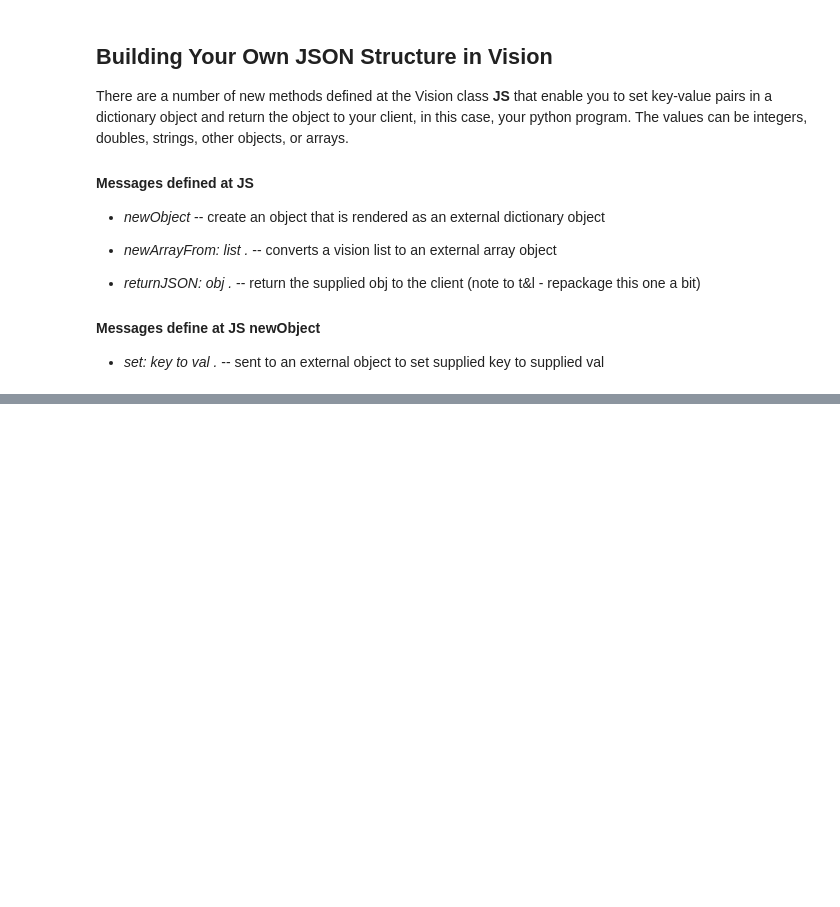
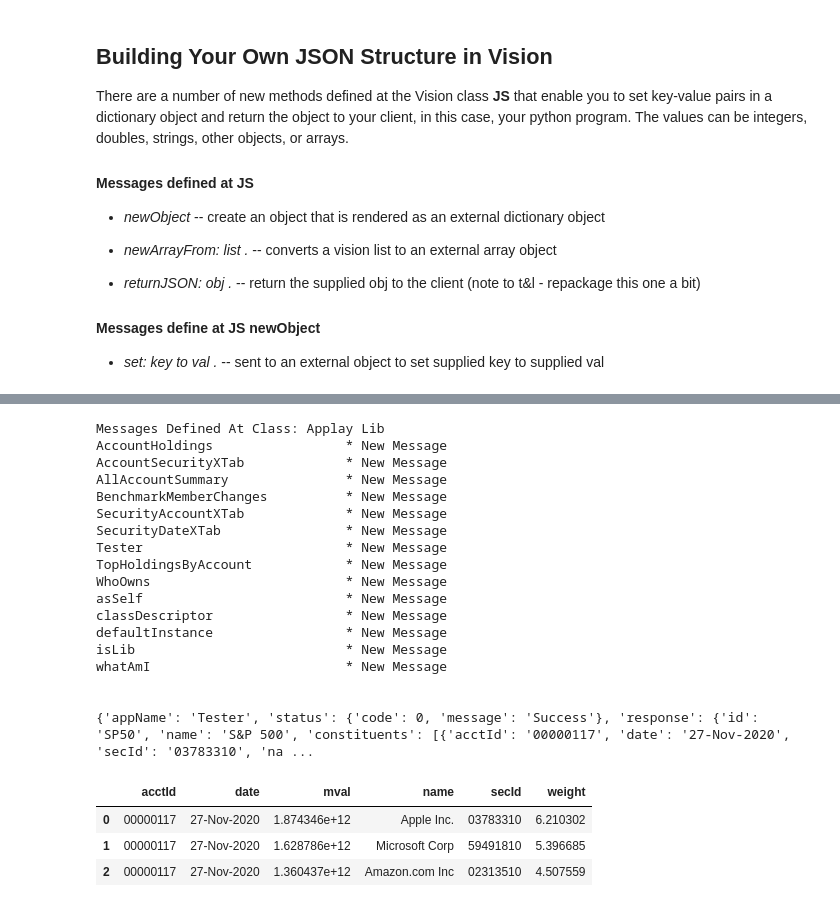
Before and after one commit to LeslieNewman/Vi-Py, a Jupyter notebook: py/VisionExpressionsStoryBoard.ipynb, the cells around one changed output, grey strips where cells are left out. Cells and saved outputs as stored; diff of their text form; code cells hidden in the pictures; blank space fills up the shorter version.

```diff
--- a/py/VisionExpressionsStoryBoard.ipynb
+++ b/py/VisionExpressionsStoryBoard.ipynb
@@ -376,0 +370,80 @@ Holdings for: SP50  S&P 500
+# %%
+#---  Create an Application called Tester
+#---    params = acctId, date, num
+app = '''
+
+Applay Lib defineMethod: [ | Tester |
+
+!id <-   ^self getParam: "acctId" ;
+!date <- ^self getParam: "date" . asDate else: ^date ;
+!max <-  ^self getParam: "num" . asInteger  ;
+!entity <- GlobalWorkspace Account findId: id ;
+entity isntDefault
+ifTrue:
+  [ !holdings <- date evaluate: [ entity holdings ] ;
+    max isntNA
+      ifTrue: [ :holdings <- holdings sortDown: [ percentOfPort ] . first: max ] ;
+    ^self responseObject
+        set: "id" to: entity id .
+        set: "name" to: entity name .
+       ;
+     !constits <- holdings
+        send: [ ^my getNewObject
+                    set: "acctId" to: account code .
+                    set: "date" to: date formatUsingShortName .
+                    set: "secId"
+                     to: security descriptiveData factsetId .
+                    set: "name" to: security name .
+                    set: "weight" to: percentOfPort .
+                    set: "mval" to: totalMarketValue .
+                ] ;
+    ^self responseObject
+         set: "constituents" to: (^self getNewArrayFrom: constits);
+    ^self updateStatusWithSuccess ;
+    ]
+ifFalse:
+   [ ^self postErrorWithMessage: ("Id " concat: id . concat: " not found.")
+   ] ;
+
+^self
+] ;
+
+
+'''
+#-- Define the Method and confirm that it is there
+print(vc.runvision(app))
+print(vc.runvision('Applay Lib showMessages'))
+
+#--  Run the Application
+params = {'acctId' : "SP50", 'num' : 3}
+response = vc.runapp ("Tester", params)
+response['status']
+print (response)
+
+pd.DataFrame(response['response']['constituents'])
+
+#--- Run it with Bad inputs
+#print (vc.runapp("Tester", {'acctId' : "badId"}))
+# %% [output]
+Messages Defined At Class: Applay Lib
+AccountHoldings                 * New Message
+AccountSecurityXTab             * New Message
+AllAccountSummary               * New Message
+BenchmarkMemberChanges          * New Message
+SecurityAccountXTab             * New Message
+SecurityDateXTab                * New Message
+Tester                          * New Message
+TopHoldingsByAccount            * New Message
+WhoOwns                         * New Message
+asSelf                          * New Message
+classDescriptor                 * New Message
+defaultInstance                 * New Message
+isLib                           * New Message
+whatAmI                         * New Message
+
+
+{'appName': 'Tester', 'status': {'code': 0, 'message': 'Success'}, 'response': {'id': 'SP50', 'name': 'S&P 500', 'constituents': [{'acctId': '00000117', 'date': '27-Nov-2020', 'secId': '03783310', 'na ...
+|  | acctId | date | mval | name | secId | weight |
+| 0 | 00000117 | 27-Nov-2020 | 1.874346e+12 | Apple Inc. | 03783310 | 6.210302 |
+| 1 | 00000117 | 27-Nov-2020 | 1.628786e+12 | Microsoft Corp | 59491810 | 5.396685 |
+| 2 | 00000117 | 27-Nov-2020 | 1.360437e+12 | Amazon.com Inc | 02313510 | 4.507559 |
```
Also changed, not shown: parts of 14 cells of this notebook.
